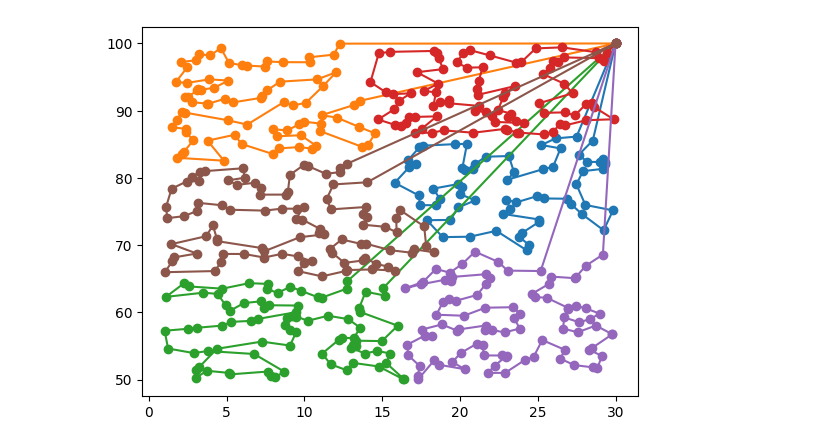
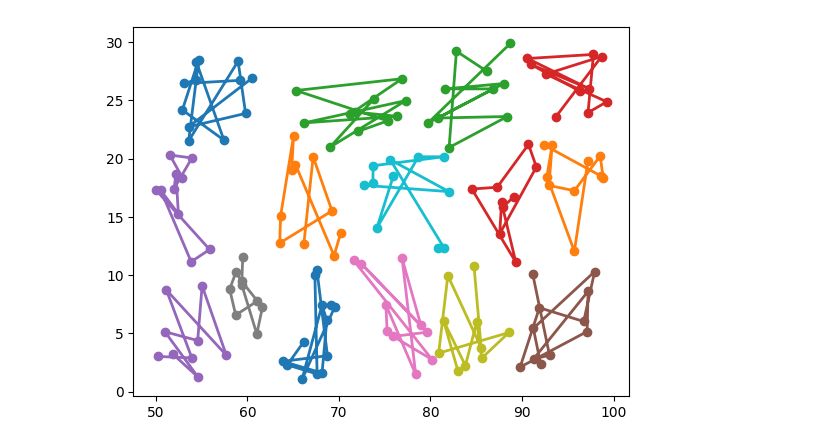
Before and after one commit to Grow-Simple-2023/backend, a Jupyter notebook: temp/analysis.ipynb, the cells around one changed output. Cells and saved outputs as stored; diff of their text form; code cells hidden in the pictures.

```diff
--- a/temp/analysis.ipynb
+++ b/temp/analysis.ipynb
@@ -27,25 +0,0 @@ def item_no_to_lat_long(item_no):
-# %%
-l = []
-for x in complete_info:
-    l.append(x['id'])
-
-r = []
-for x in rider:
-    r.append(x['phone_no'])
-
-initial = {
-    "item_ids": l,
-    "rider_phone_nos": r
-}
-with open("initial_info.json", "w+") as f:
-    json.dump(initial, f)
-# %%
-import matplotlib.pyplot as plt
-
-for route in final['routes']:
-    route.append(route[0])
-
-for route in final['routes']:
-    plt.plot([item_no_to_lat_long(item_no)[0] for item_no in route], [item_no_to_lat_long(item_no)[1] for item_no in route], 'o-')
-# %% [output]
-[figure, removed]
@@ -51,0 +6,16 @@ for route in final['routes']:
+# %%
+def tsp_plot(lat_longs):
+    plt.plot(lat_longs[1:-1, 1], lat_longs[1:-1, 0], '-o', linewidth=2)
+# %%
+with open("final.json", "r") as f:
+    final = json.load(f)
+
+for route in final["routes"]:
+
+    lat_longs = []
+    for item in route["items_in_order"]:
+        lat_longs.append((item["location"]["latitude"], item["location"]["longitude"]))
+    lat_longs = np.array(lat_longs)
+    tsp_plot(lat_longs)
+# %% [output]
+[figure, added]
```
Also changed, not shown: parts of 4 cells of this notebook, 7 other files.
